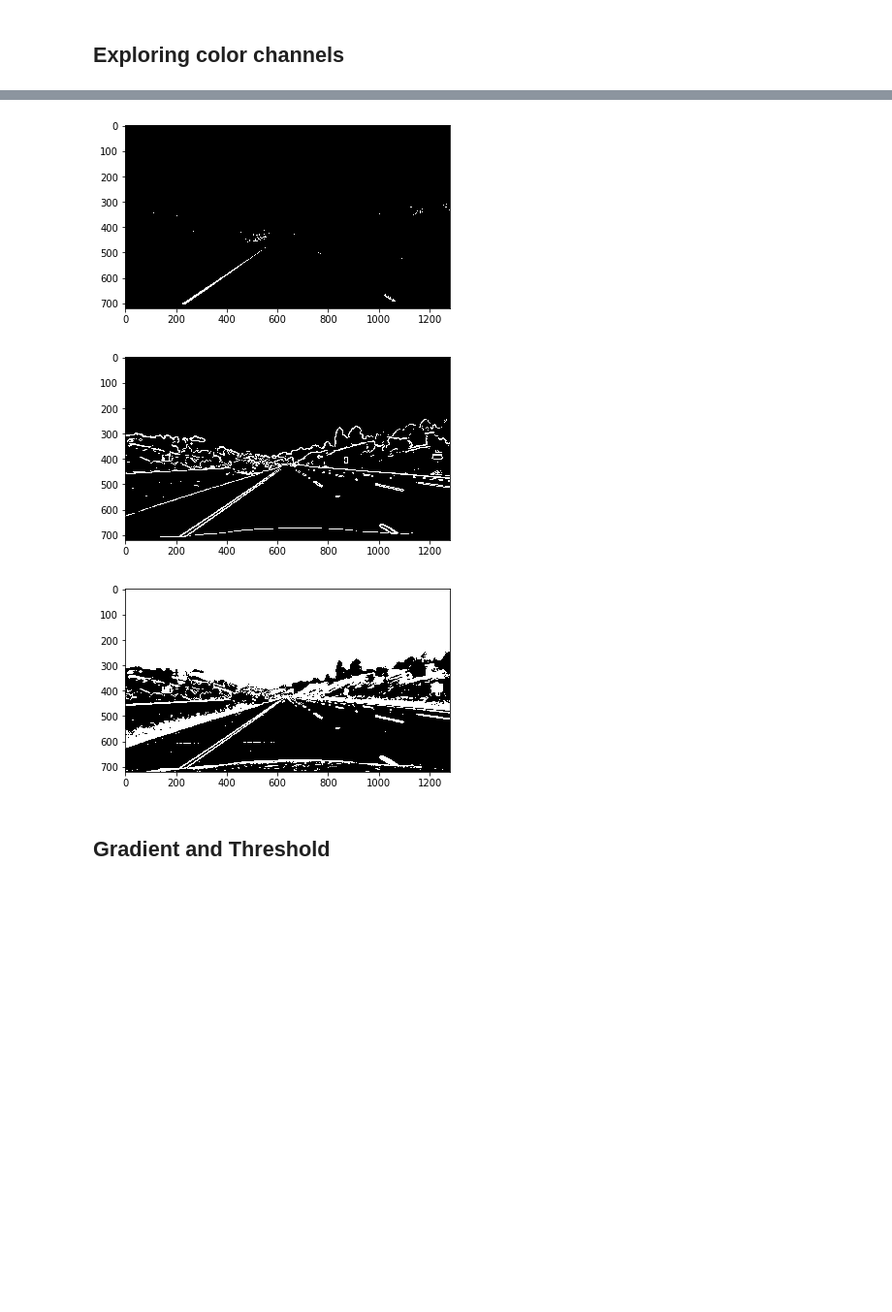
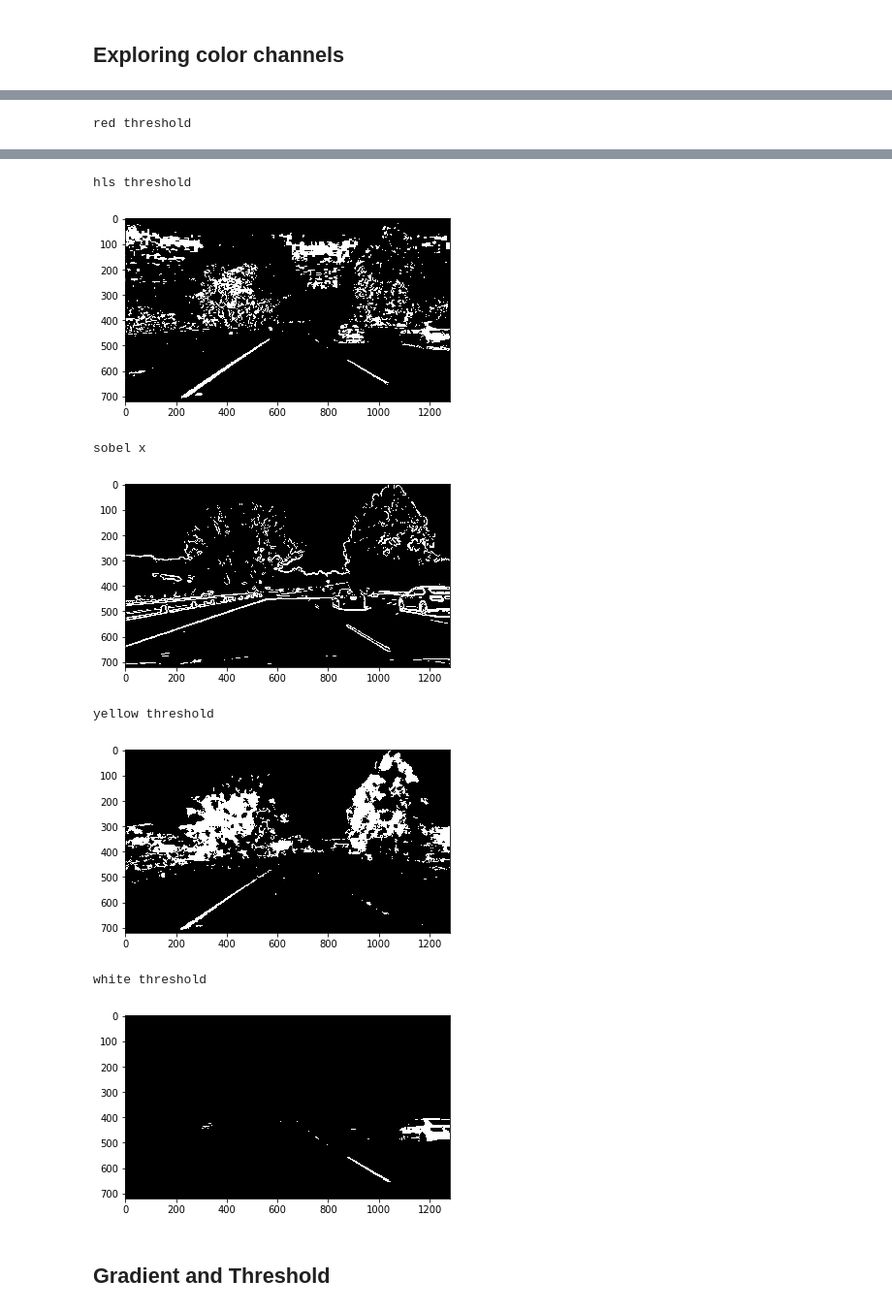
Before and after one commit to pavelsimo/CarND-Advanced-Lane-Lines, a Jupyter notebook: Advanced_Lane_Lines.ipynb, the cells around one changed output, grey strips where cells are left out. Shown at 97% size. Saved outputs shown, nothing was run; the diff lists cells and outputs as text; code cells hidden in the pictures; blank space fills up the shorter version.

Commit message:
:construction: improve the compose threshold

```diff
--- a/Advanced_Lane_Lines.ipynb
+++ b/Advanced_Lane_Lines.ipynb
@@ -8,8 +8,8 @@ from cv import *
 # %% [markdown]
 ### Calibration and image distortion
 # %%
-img = cv2.imread('test_images/straight_lines1.jpg')
-#img = cv2.imread('test_images/x-test1.png')
+#img = cv2.imread('test_images/straight_lines2.jpg')
+img = cv2.imread('test_images/x-test5.png')
 objpoints, imgpoints = load_calibration_parameters(6, 9)
 img_undistort = undistort(img, objpoints, imgpoints)
 
@@ -53,8 +53,18 @@ plot_channels(cv2.cvtColor(img_undistort, cv2.COLOR_BGR2HLS), channels='HLS')
 # %%
+def white_threshold(img, thresh=(0, 255)):
+    r = img[:, :, 0]
+    g = img[:, :, 1]
+    b = img[:, :, 2]
+    binary_output = np.zeros_like(r)
+    binary_output[(r >= thresh[0]) & (r <= thresh[1]) &
+                  (g >= thresh[0]) & (g <= thresh[1]) &
+                  (b >= thresh[0]) & (b <= thresh[1])] = 1
+    return binary_output
+
 def channel_threshold(img, channel=0, thresh=(0, 255)):
     r = img[:, :, channel]
     binary_output = np.zeros_like(r)
-    binary_output[(r > thresh[0]) & (r <= thresh[1])] = 1
+    binary_output[(r >= thresh[0]) & (r <= thresh[1])] = 1
     return binary_output
 
 def combine_threshold(binary1, binary2):
@@ -84,23 +94,62 @@ def mag_thresh(img, sobel_kernel=3, thresh=(0, 255)):
     binary_output = 1 - binary_output
     return binary_output
 
+def abs_sobelx(img, thresh=(0, 255), sobel_kernel=3):
+
+    # convert to grayscale
+    gray = cv2.cvtColor(img, cv2.COLOR_RGB2GRAY)
+
+    # take the derivative in x
+    sobel = cv2.Sobel(gray, cv2.CV_64F, 1, 0, ksize=sobel_kernel)
+
+    # take the absolute value of the derivative or gradient
+    abs_sobel = np.abs(sobel)
+
+    # scale to 8-bit (0 - 255) then convert to type = np.uint8
+    scaled_sobel = np.uint8(255 * abs_sobel / np.max(abs_sobel))
+
+    # 5) Create a mask of 1's where the scaled gradient magnitude
+    binary_output = np.zeros_like(scaled_sobel)
+    binary_output[(scaled_sobel >= thresh[0]) & (scaled_sobel <= thresh[1])] = 1
+
+    # inversed the mask, so can be combined with color threshold later on...
+    binary_output = 1 - binary_output
+
+    return binary_output
+
 # red threshold
-img1 = channel_threshold(cv2.cvtColor(img_undistort, cv2.COLOR_BGR2RGB), channel=2, thresh=(100, 255))
+print('red threshold')
+img1 = channel_threshold(cv2.cvtColor(img_undistort, cv2.COLOR_BGR2RGB), channel=2, thresh=(180, 255))
 plt.imshow(img1, cmap='gray')
 plt.show()
 
-# hls threshold (fail miserably with low contrast images)
-img2 = channel_threshold(cv2.cvtColor(img_undistort, cv2.COLOR_BGR2HLS), channel=2, thresh=(220, 255))
+# hls threshold
+print('hls threshold')
+img2 = channel_threshold(cv2.cvtColor(img_undistort, cv2.COLOR_BGR2HLS), channel=2, thresh=(120, 255))
 plt.imshow(img2, cmap='gray')
 plt.show()
 
 # sobel-x
-img3 = mag_thresh(cv2.cvtColor(img_undistort, cv2.COLOR_BGR2RGB), sobel_kernel=15, thresh=(0, 50))
+print('sobel x')
+img3 = mag_thresh(cv2.cvtColor(img_undistort, cv2.COLOR_BGR2RGB), sobel_kernel=21, thresh=(0, 50))
 plt.imshow(img3, cmap='gray')
 plt.show()
 
-# composition
-img4 = combine_threshold(img1, img3)
+# yellow threshold
+print('yellow threshold')
+img4 = channel_threshold(cv2.cvtColor(img_undistort, cv2.COLOR_BGR2HSV), channel=0, thresh=(20, 30))
 plt.imshow(img4, cmap='gray')
 plt.show()
+
+# white threshold
+print('white threshold')
+img5 = white_threshold(cv2.cvtColor(img_undistort, cv2.COLOR_BGR2RGB), thresh=(200, 255))
+
+# composition
+img6 = combine_threshold(img1, img3)
+img6 = combine_threshold(img6, img4)
+img6 = combine_threshold(img6, img5)
+plt.imshow(img5, cmap='gray')
+plt.show()
 # %% [output]
+red threshold
@@ -108,6 +157,11 @@ plt.show()
+hls threshold
-[figure, old version]
+[figure, new version]
+sobel x
-[figure, old version]
+[figure, new version]
+yellow threshold
-[figure, old version]
+[figure, new version]
+white threshold
+[figure, added]
 # %% [markdown]
 ## Gradient and Threshold
 # %%
```
Also changed, not shown: parts of 11 cells of this notebook, 2 other files.
